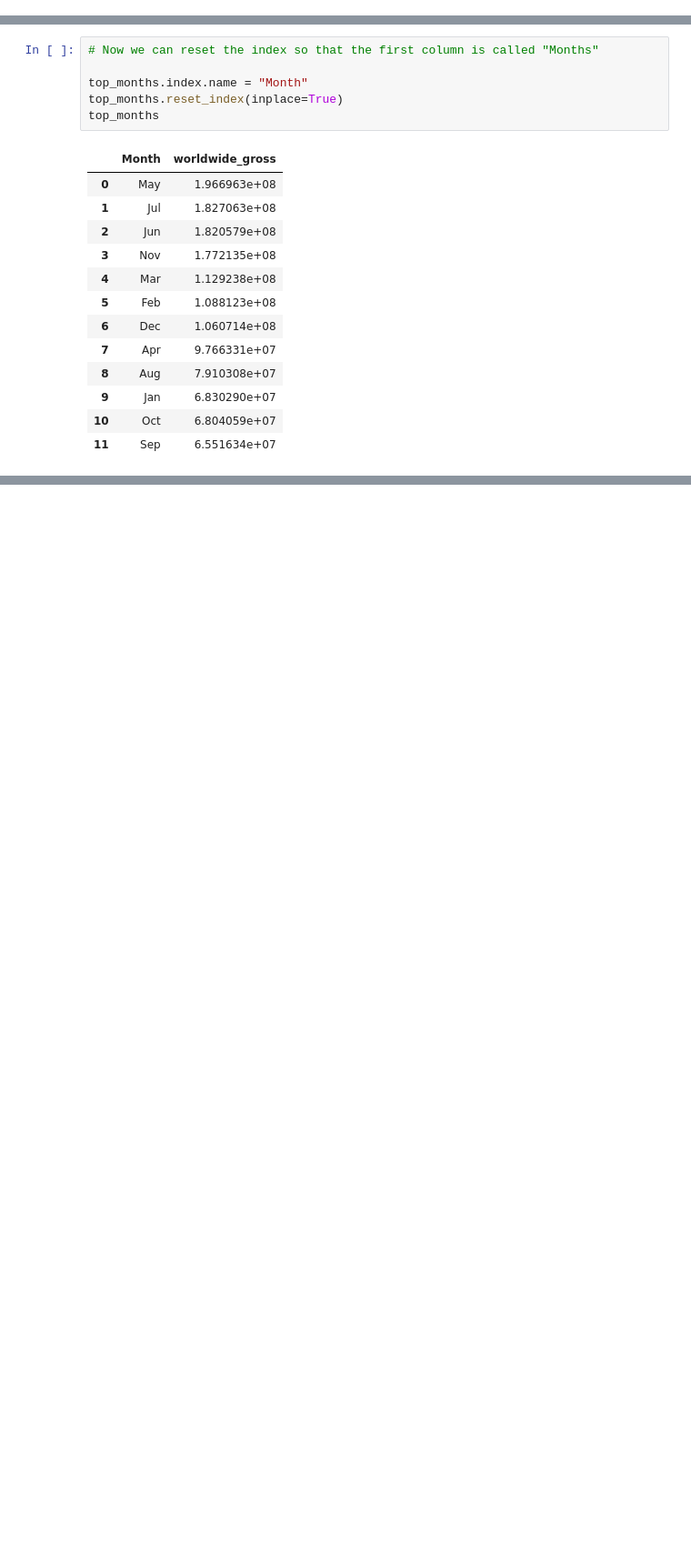
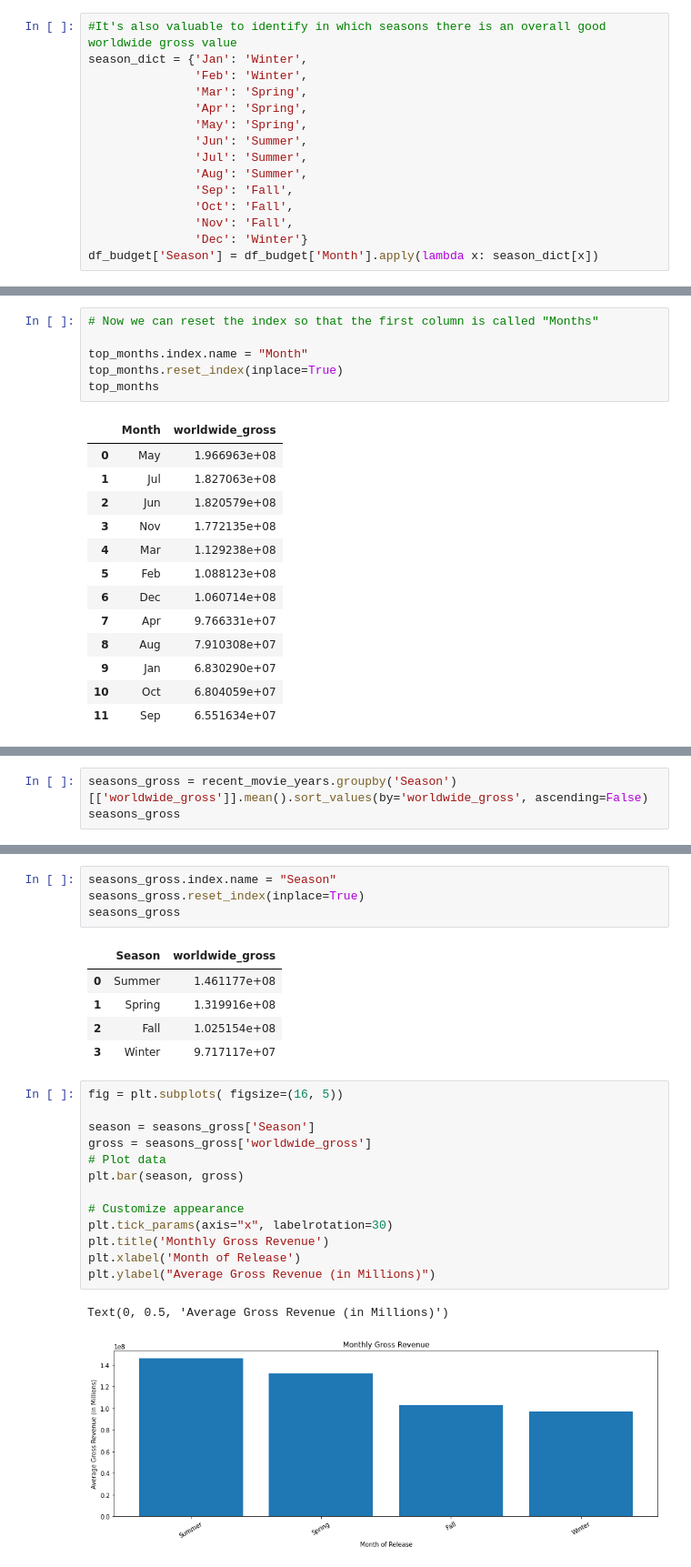
Before and after one commit to omunozsanchezdeloitte/Capstone---LPod-3, a Jupyter notebook: index.ipynb, the cells around one changed output, grey strips where cells are left out. Shown at 91% size. Drawn from its saved outputs; the diff is of its cells as text; blank space fills up the shorter version.

Commit message:
added seasons analysis

```diff
--- a/index.ipynb
+++ b/index.ipynb
@@ -212,6 +213,21 @@ df_budget
 | 5780 | 81 | Sep 29, 2015 | A Plague So Pleasant | $1,400 | $0 | 0.000000e+00 | 2015 | Sep | ... |
 | 5781 | 82 | Aug 5, 2005 | My Date With Drew | $1,100 | $181,041 | 1.810410e+05 | 2005 | Aug | ... |
 5782 rows × 9 columns
+# %%
+#It's also valuable to identify in which seasons there is an overall good worldwide gross value
+season_dict = {'Jan': 'Winter',
+               'Feb': 'Winter',
+               'Mar': 'Spring',
+               'Apr': 'Spring',
+               'May': 'Spring',
+               'Jun': 'Summer',
+               'Jul': 'Summer',
+               'Aug': 'Summer',
+               'Sep': 'Fall',
+               'Oct': 'Fall',
+               'Nov': 'Fall',
+               'Dec': 'Winter'}
+df_budget['Season'] = df_budget['Month'].apply(lambda x: season_dict[x])
 # %%
 #we only let the data that is more updated
 recent_movie_years = df_budget.query("Year >= 2012")
@@ -317,0 +319,3 @@ df_genre.head()
+# %%
+seasons_gross = recent_movie_years.groupby('Season')[['worldwide_gross']].mean().sort_values(by='worldwide_gross', ascending=False)
+seasons_gross
@@ -317,0 +329,26 @@ df_genre.head()
+# %%
+seasons_gross.index.name = "Season"
+seasons_gross.reset_index(inplace=True)
+seasons_gross
+# %% [output]
+|  | Season | worldwide_gross |
+| 0 | Summer | 1.461177e+08 |
+| 1 | Spring | 1.319916e+08 |
+| 2 | Fall | 1.025154e+08 |
+| 3 | Winter | 9.717117e+07 |
+# %%
+fig = plt.subplots( figsize=(16, 5))
+
+season = seasons_gross['Season']
+gross = seasons_gross['worldwide_gross']
+# Plot data
+plt.bar(season, gross)
+
+# Customize appearance
+plt.tick_params(axis="x", labelrotation=30)
+plt.title('Monthly Gross Revenue')
+plt.xlabel('Month of Release')
+plt.ylabel("Average Gross Revenue (in Millions)")
+# %% [output]
+Text(0, 0.5, 'Average Gross Revenue (in Millions)')
+[figure, added]
```
Also changed, not shown: parts of 9 cells of this notebook, 1 other file.
